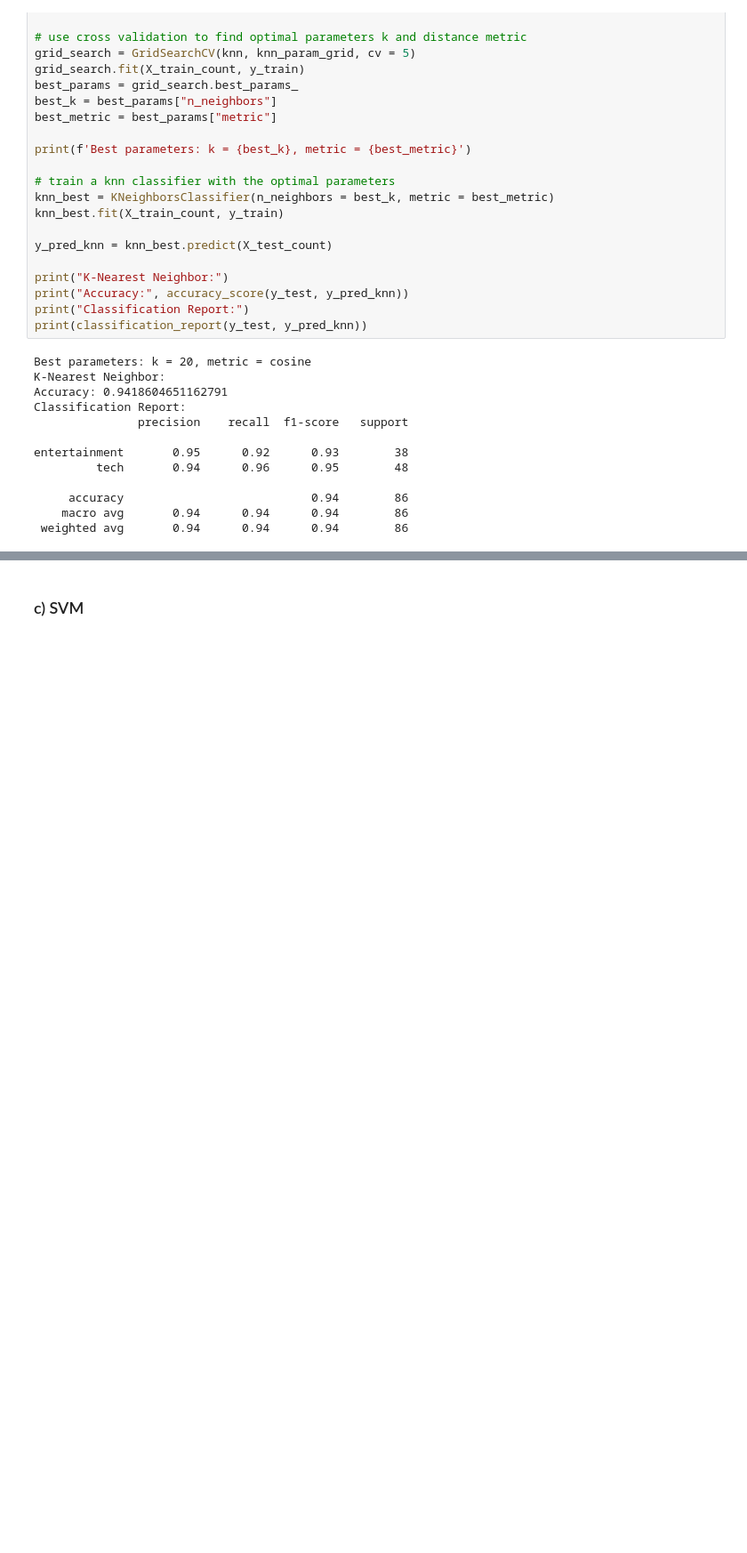
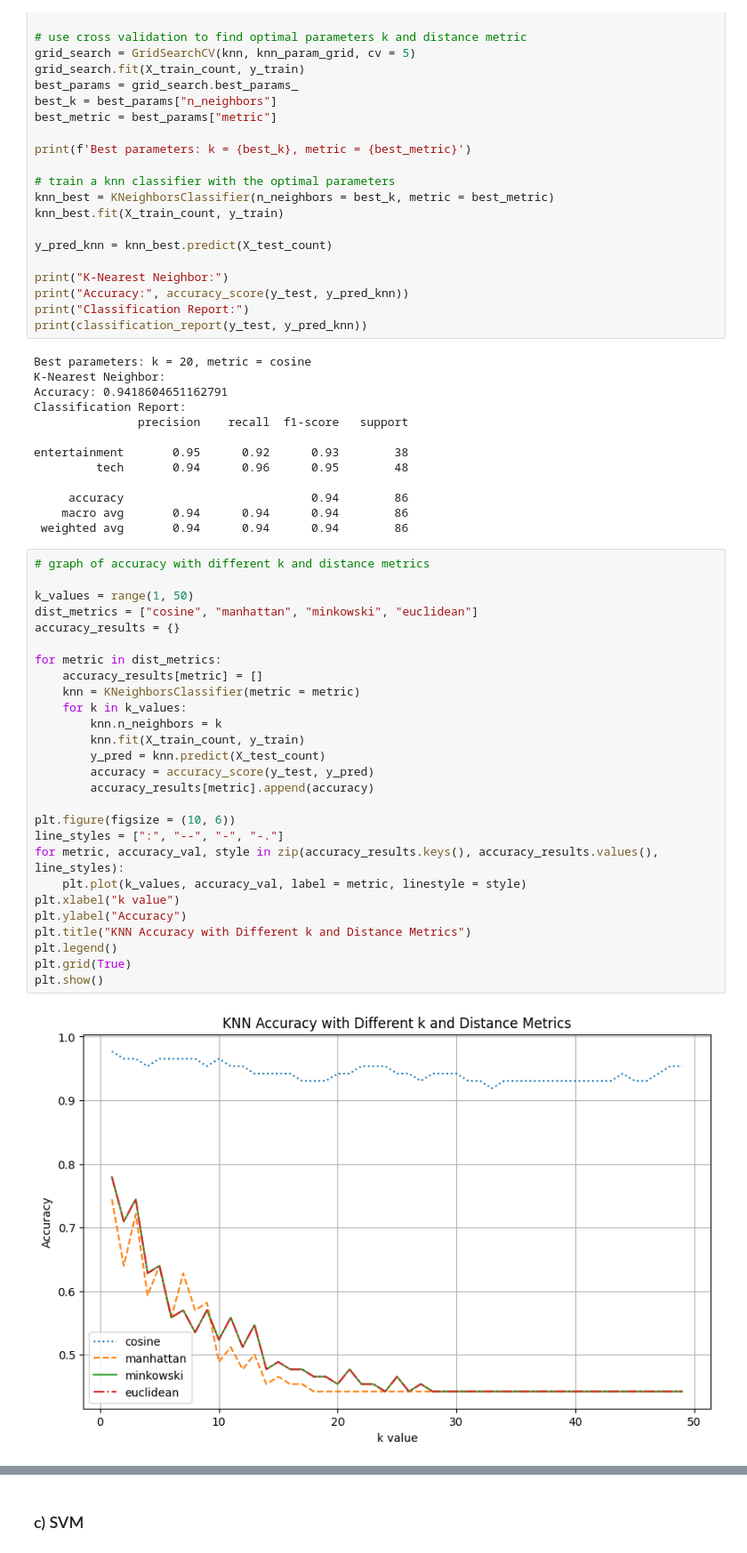
Before and after one commit to jeffcct/Tutorial-5, a Jupyter notebook: Assignment/draft.ipynb, the cells around one changed output, grey strips where cells are left out. Shown at 89% size. Cells and saved outputs as stored; diff of their text form; blank space fills up the shorter version.

Commit message:
added knn plot

```diff
--- a/Assignment/draft.ipynb
+++ b/Assignment/draft.ipynb
@@ -247,3 +247,32 @@ entertainment       0.95      0.92      0.93        38
      accuracy                           0.94        86
     macro avg       0.94      0.94      0.94        86
  weighted avg       0.94      0.94      0.94        86
+# %%
+# graph of accuracy with different k and distance metrics
+
+k_values = range(1, 50)
+dist_metrics = ["cosine", "manhattan", "minkowski", "euclidean"]
+accuracy_results = {}
+
+for metric in dist_metrics:
+    accuracy_results[metric] = []
+    knn = KNeighborsClassifier(metric = metric)
+    for k in k_values:
+        knn.n_neighbors = k
+        knn.fit(X_train_count, y_train)
+        y_pred = knn.predict(X_test_count)
+        accuracy = accuracy_score(y_test, y_pred)
+        accuracy_results[metric].append(accuracy)
+
+plt.figure(figsize = (10, 6))
+line_styles = [":", "--", "-", "-."]
+for metric, accuracy_val, style in zip(accuracy_results.keys(), accuracy_results.values(), line_styles):
+    plt.plot(k_values, accuracy_val, label = metric, linestyle = style)
+plt.xlabel("k value")
+plt.ylabel("Accuracy")
+plt.title("KNN Accuracy with Different k and Distance Metrics")
+plt.legend()
+plt.grid(True)
+plt.show()
+# %% [output]
+[figure, added]
```
Also changed, not shown: parts of 3 cells of this notebook.
